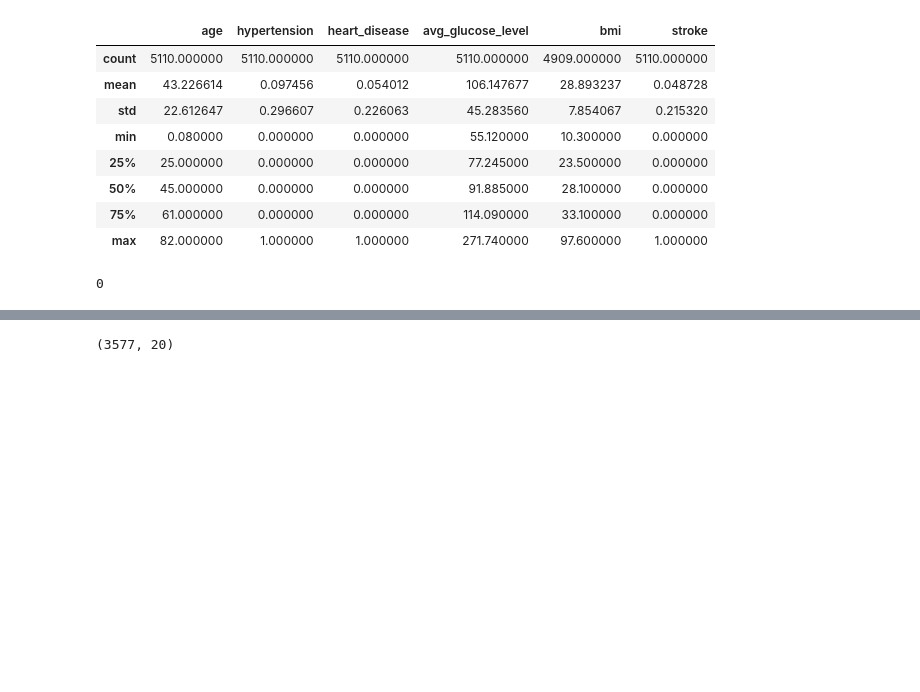
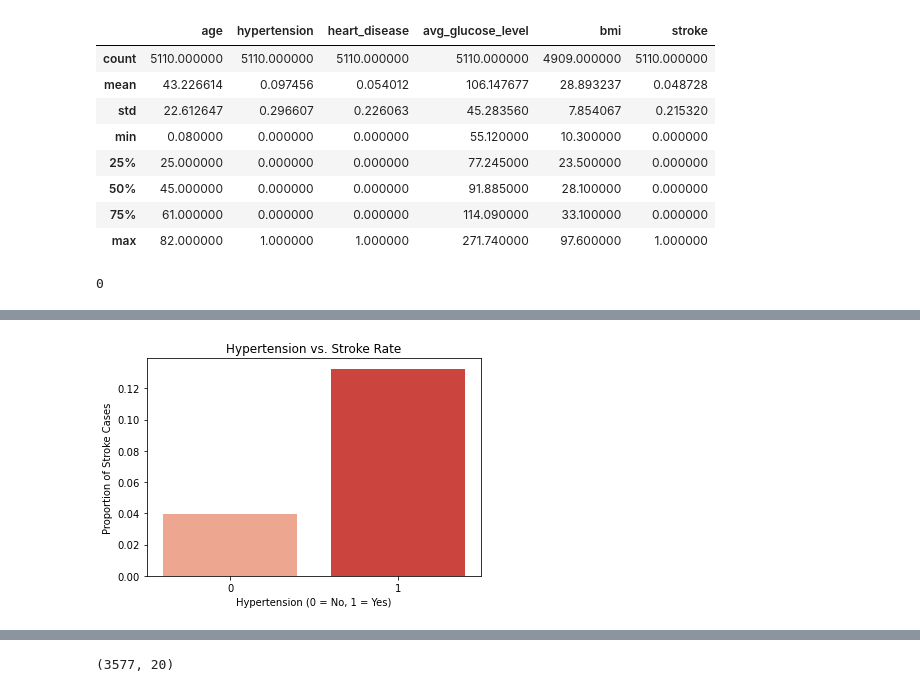
Before and after one commit to WanjikuKahoro/SUPERVISED_ML_PROJECT_PHASE3, a Jupyter notebook: index.ipynb, the cells around one changed output, grey strips where cells are left out. Cells and saved outputs as stored; diff of their text form; code cells hidden in the pictures; blank space fills up the shorter version.

```diff
--- a/index.ipynb
+++ b/index.ipynb
@@ -144,0 +162,18 @@ df['bmi'].isna().sum()
+# %%
+# 2. Risk Factor: Hypertension
+# Calculate stroke proportion per hypertension category
+ht_risk = df.groupby('hypertension')['stroke'].mean().reset_index()
+
+plt.figure(figsize=(6,4))
+sns.barplot(
+    data=ht_risk,
+    x='hypertension',
+    y='stroke',
+    palette='Reds'
+)
+plt.title('Hypertension vs. Stroke Rate')
+plt.ylabel('Proportion of Stroke Cases')
+plt.xlabel('Hypertension (0 = No, 1 = Yes)')
+plt.show()
+# %% [output]
+[figure, added]
```
Also changed, not shown: parts of 51 cells of this notebook.
